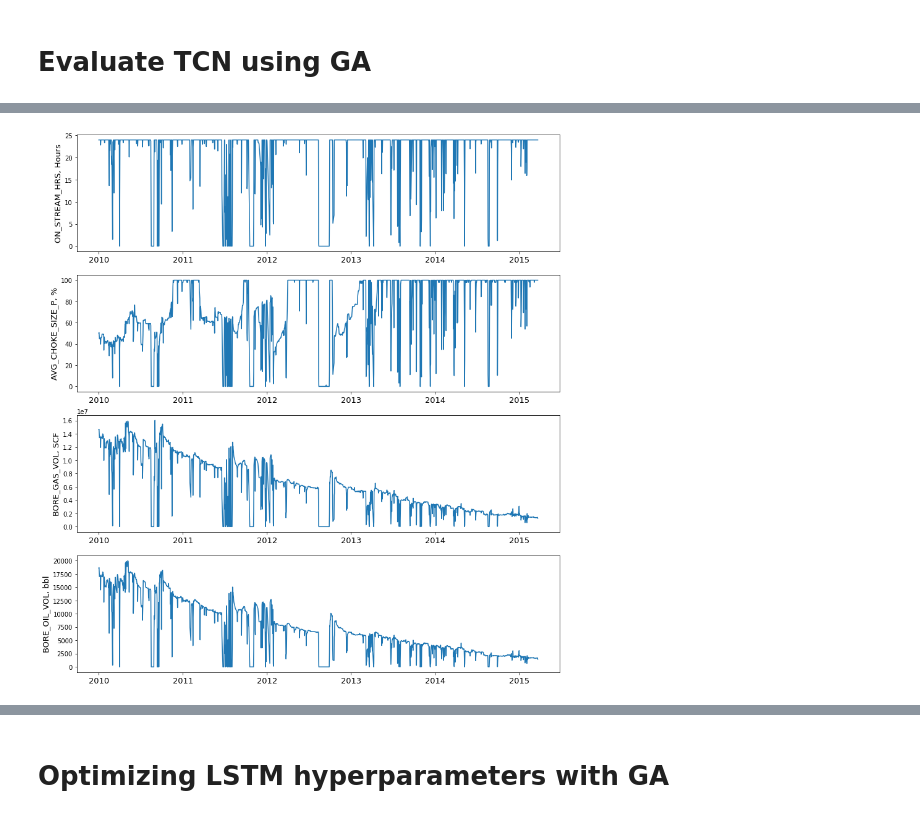
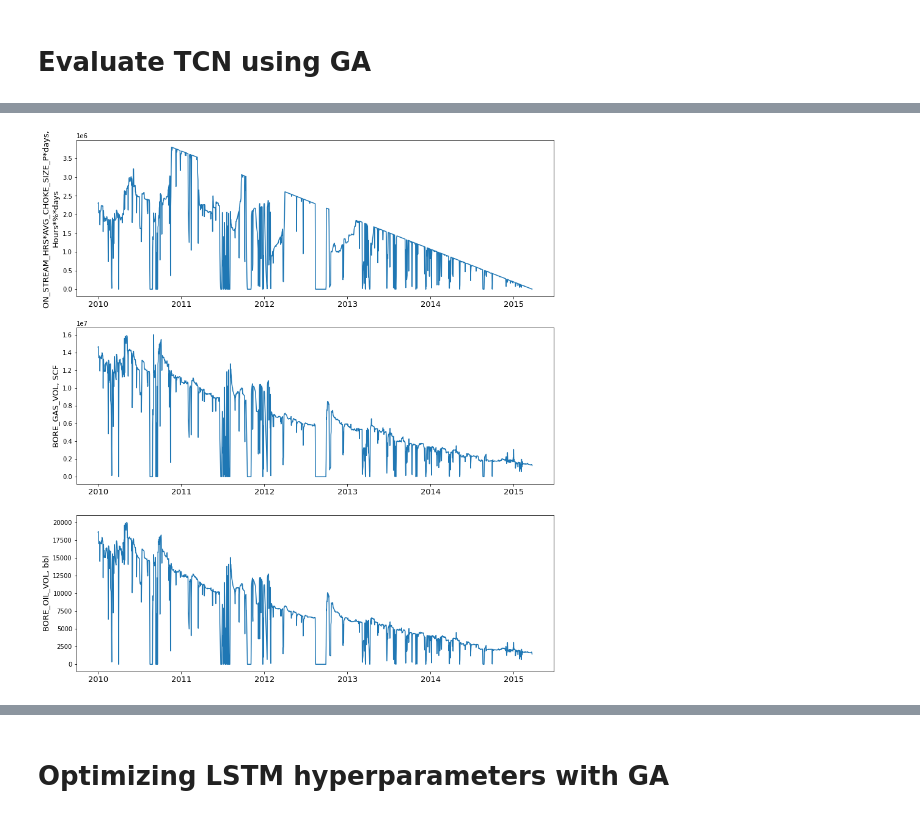
Before and after one commit to ashrafalaghbari/GA-TCN-LSTM, a Jupyter notebook: Proposed_model/GA_TCN_LSTM_model.ipynb, the cells around one changed output, grey strips where cells are left out. Cells and saved outputs as stored; diff of their text form; code cells hidden in the pictures.

```diff
--- a/Proposed_model/GA_TCN_LSTM_model.ipynb
+++ b/Proposed_model/GA_TCN_LSTM_model.ipynb
@@ -419,0 +369,16 @@ series.shape
+# %%
+#load the dataset and select only the features that improved the performance during expermentation
+series = pd.read_csv('cleaned_df.csv',  usecols = ["DATEPRD",'ON_STREAM_HRS', 'AVG_CHOKE_SIZE_P', 'BORE_GAS_VOL','BORE_OIL_VOL'],
+                     parse_dates=["DATEPRD"], index_col="DATEPRD")
+# # create new features
+series.insert(0, column = 'days', value= range(len(series), 0, -1))
+series.insert(3, column = "ON_STREAM_HRS*AVG_CHOKE_SIZE_P*days", value= series["ON_STREAM_HRS"] * series["AVG_CHOKE_SIZE_P"] * series['days'])
+series =series[[
+                "ON_STREAM_HRS*AVG_CHOKE_SIZE_P*days",
+                "BORE_GAS_VOL",
+                "BORE_OIL_VOL"
+                ]]
+# shift ON_STREAM_HRS*AVG_CHOKE_SIZE_P*days by one step backward for modeling
+# series['ON_STREAM_HRS*AVG_CHOKE_SIZE_P*days'] = series['ON_STREAM_HRS*AVG_CHOKE_SIZE_P*days'].shift(-1)
+series.dropna(inplace=True)
+series.info()
@@ -420,24 +413,24 @@ series.shape
 # %%
 # plot only the useful variables for the model
-columns = [series.columns[0], series.columns[1], series.columns[2], series.columns[3]]
-columns_units = [f'{series.columns[0]}, Hours', f'{series.columns[1]}, %',
-        f'{series.columns[2]}, SCF' , f'{series.columns[3]}, bbl']
+columns = [series.columns[0], series.columns[1], series.columns[2]]
+columns_units = [f'{series.columns[0]}, \nHours*%*days',
+        f'{series.columns[1]}, SCF' , f'{series.columns[2]}, bbl']
 
 # Creating figure with one row and four columns
-fig, axs = plt.subplots(nrows=4, ncols=1, figsize=(14, 16))
+fig, axs = plt.subplots(nrows=3, ncols=1, figsize=(14, 16))
 
 for id, column in enumerate(columns):
 
     axs[id].plot(series[column])
     axs[id].grid(False)
     axs[id].set_ylabel(columns_units[id], fontsize=13)
     # axs[id].set_ylim(min(series[column]), max(series[column]))
 
     # set xlabel font size
     for label in axs[id].get_xticklabels():
         label.set_fontsize(13)
     # axs[id].set_xlabel(fontsize=13)
-plt.savefig("MTS with optimal features.png", dpi=1600, bbox_inches='tight')
+# plt.savefig("MTS with optimal features.png", dpi=1600, bbox_inches='tight')
 plt.show()
 # %% [output]
-[figure, old version]
+[figure, new version]
```
Also changed, not shown: parts of 26 cells of this notebook, 21 other files.
